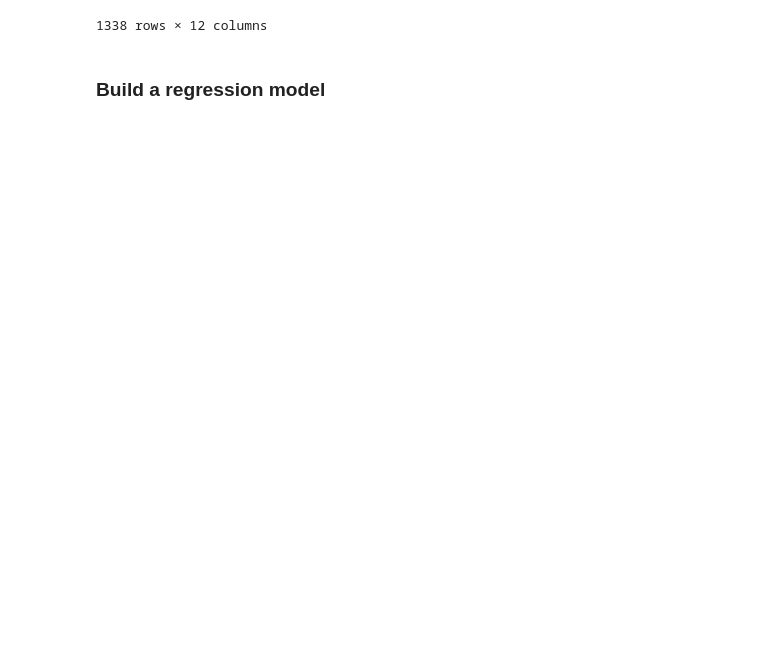
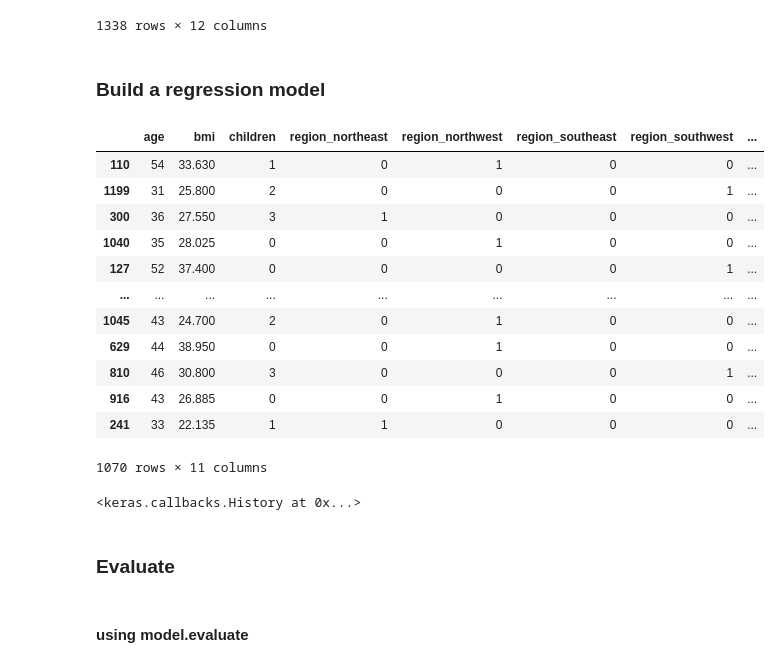
Before and after one commit to pkro/tensorflow_cert_training, a Jupyter notebook: colab_notebooks/01b_a_larger_example.ipynb, the cells around one changed output. Cells and saved outputs as stored; diff of their text form; code cells hidden in the pictures; blank space fills up the shorter version.

```diff
--- a/colab_notebooks/01b_a_larger_example.ipynb
+++ b/colab_notebooks/01b_a_larger_example.ipynb
@@ -128,0 +130,56 @@ insurance
+# %%
+
+# Create X and y values (features and labels)
+features = insurance[insurance.columns.difference(['charges'])]
+labels = insurance['charges']
+
+# Split into training and test set
+idx_at_80_percent = round(len(insurance) / 100 * 80)
+X_train = tf.constant(features[:idx_at_80_percent])
+y_train = tf.constant(labels[:idx_at_80_percent])
+X_test = tf.constant(features[idx_at_80_percent:])
+y_test = tf.constant(labels[idx_at_80_percent:])
+
+# Another (better) way usking scikit-learn; also randomizes the indexes automatically
+from sklearn.model_selection import train_test_split
+
+X_train, X_test, y_train, y_test = train_test_split(features, labels, train_size=0.8)
+X_train
+# %% [output]
+|  | age | bmi | children | region_northeast | region_northwest | region_southeast | region_southwest | ... |
+| 110 | 54 | 33.630 | 1 | 0 | 1 | 0 | 0 | ... |
+| 1199 | 31 | 25.800 | 2 | 0 | 0 | 0 | 1 | ... |
+| 300 | 36 | 27.550 | 3 | 1 | 0 | 0 | 0 | ... |
+| 1040 | 35 | 28.025 | 0 | 0 | 1 | 0 | 0 | ... |
+| 127 | 52 | 37.400 | 0 | 0 | 0 | 0 | 1 | ... |
+| ... | ... | ... | ... | ... | ... | ... | ... | ... |
+| 1045 | 43 | 24.700 | 2 | 0 | 1 | 0 | 0 | ... |
+| 629 | 44 | 38.950 | 0 | 0 | 1 | 0 | 0 | ... |
+| 810 | 46 | 30.800 | 3 | 0 | 0 | 0 | 1 | ... |
+| 916 | 43 | 26.885 | 0 | 0 | 1 | 0 | 0 | ... |
+| 241 | 33 | 22.135 | 1 | 1 | 0 | 0 | 0 | ... |
+1070 rows × 11 columns
+# %%
+tf.random.set_seed(42)
+# Create model
+insurance_model = tf.keras.models.Sequential([
+    tf.keras.layers.Dense(10),
+    tf.keras.layers.Dense(1)
+], name="insurance_model")
+
+# Compile model
+insurance_model.compile(
+    optimizer=tf.keras.optimizers.SGD(),
+    loss=tf.keras.losses.mae,
+    metrics=["mae"]
+)
+
+# Fit data
+# fit converts dataframes automatically
+insurance_model.fit(X_train, y_train, epochs=100, verbose=0)
+# %% [output]
+<keras.callbacks.History at 0x...>
+# %% [markdown]
+### Evaluate
+# %% [markdown]
+#### using model.evaluate
```
Also changed, not shown: parts of 19 cells of this notebook.
